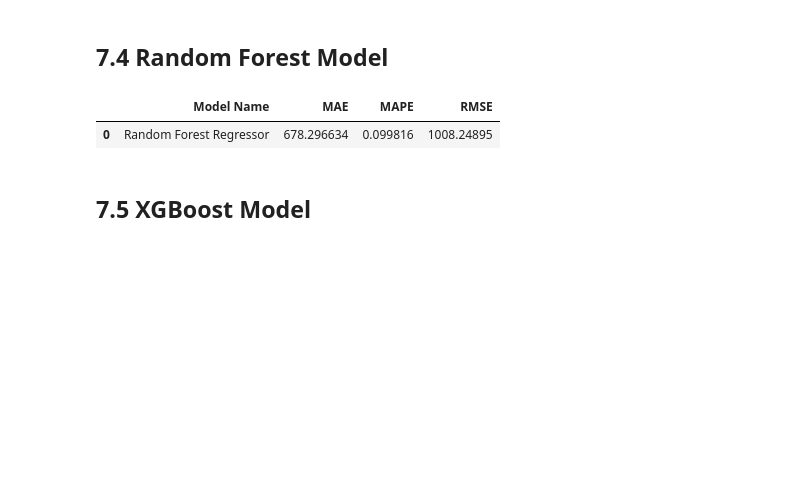
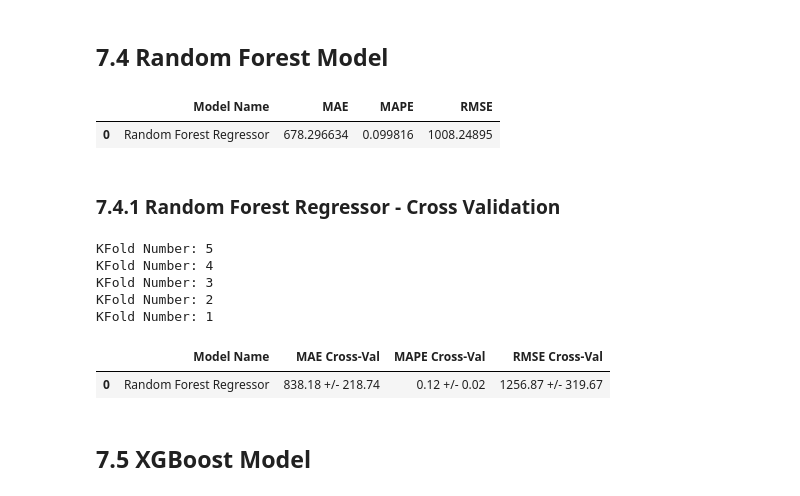
Before and after one commit to brian-oliveira/rossmann-sales-prediction, a Jupyter notebook: main.ipynb, the cells around one changed output. Drawn from its saved outputs; the diff is of its cells as text; code cells hidden in the pictures; blank space fills up the shorter version.

```diff
--- a/main.ipynb
+++ b/main.ipynb
@@ -926,6 +994,19 @@ rf_result
 # %% [output]
 |  | Model Name | MAE | MAPE | RMSE |
 | 0 | Random Forest Regressor | 678.296634 | 0.099816 | 1008.24895 |
+# %% [markdown]
+### 7.4.1 Random Forest Regressor - Cross Validation
+# %%
+rf_result_cv = cross_validation(x_training, 5, 'Random Forest Regressor ', rf, verbose=True)
+rf_result_cv
+# %% [output]
+KFold Number: 5
+KFold Number: 4
+KFold Number: 3
+KFold Number: 2
+KFold Number: 1
+|  | Model Name | MAE Cross-Val | MAPE Cross-Val | RMSE Cross-Val |
+| 0 | Random Forest Regressor | 838.18 +/- 218.74 | 0.12 +/- 0.02 | 1256.87 +/- 319.67 |
 # %% [markdown]
 ## 7.5 XGBoost Model
 # %%
```
Also changed, not shown: parts of 16 cells of this notebook.
